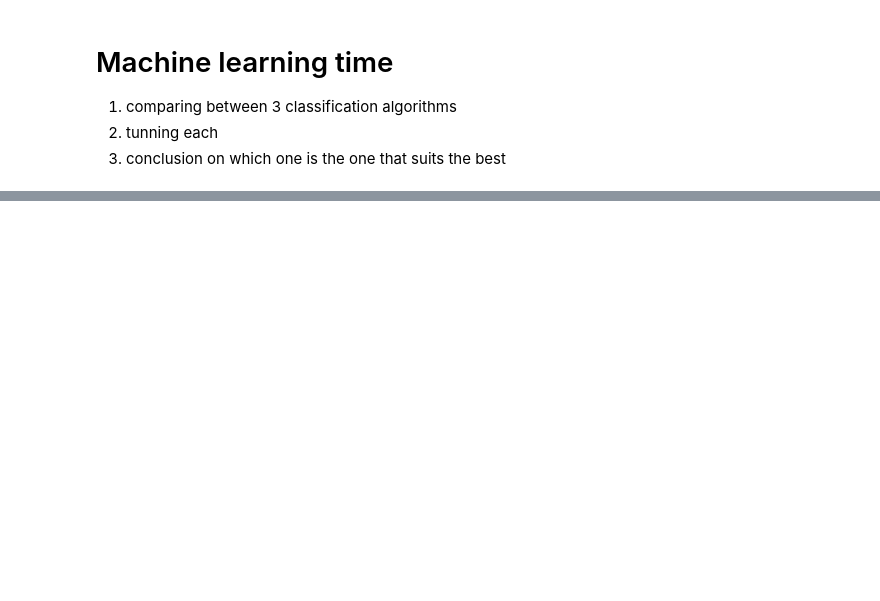
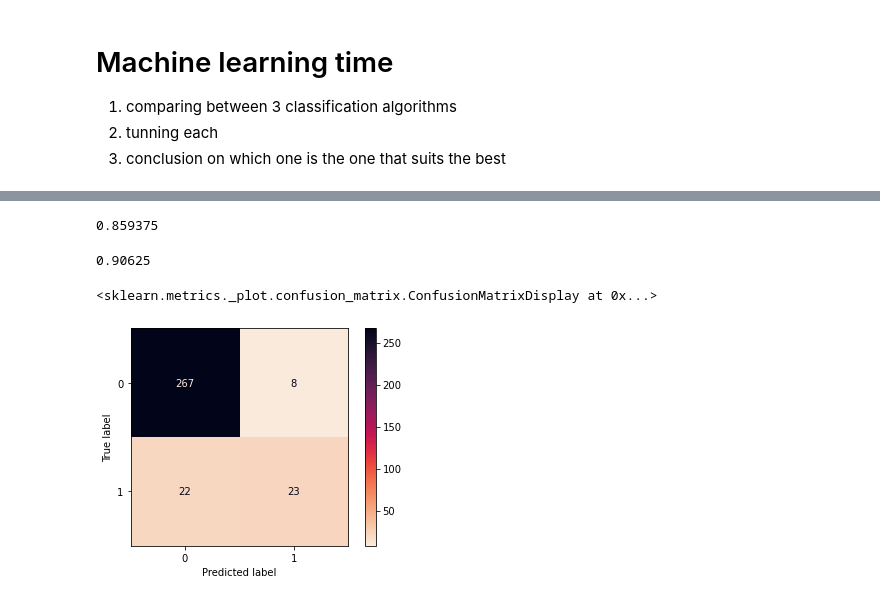
Before and after one commit to EitanKats/data-science-project-sem-a, a Jupyter notebook: Classification.ipynb, the cells around one changed output, grey strips where cells are left out. Saved outputs shown, nothing was run; the diff lists cells and outputs as text; code cells hidden in the pictures; blank space fills up the shorter version.

```diff
--- a/Classification.ipynb
+++ b/Classification.ipynb
@@ -208,11 +206,11 @@ x_train
-# %%
-min_max = MinMaxScaler()
-x_train = min_max.fit_transform(x_train)
-x_test = min_max.fit_transform(x_test)
 # %%
 sc = StandardScaler()
 x_train = sc.fit_transform(x_train)
 x_test = sc.fit_transform(x_test)
+# %%
+minmax_sc = MinMaxScaler()
+x_train = sc.fit_transform(x_train)
+x_test = sc.fit_transform(x_test)
 # %% [markdown]
 # Machine learning time
 1. comparing between 3 classification algorithms
@@ -269,0 +268,24 @@ print(forest_score.std())
+# %%
+tree_param_grid = [
+
+    {
+     'n_estimators': [50,100,200],
+     'max_depth':[None,10,30,45],
+     'max_features': ['auto',2,3,4],
+     'min_samples_leaf': [1, 2, 4],
+     'min_samples_split': [2,3]
+    }
+
+]
+
+forest_classi = RandomForestClassifier()
+grid_search = RandomizedSearchCV(
+    forest_classi,
+    tree_param_grid,
+    cv=5,
+    scoring='accuracy',
+    return_train_score=True,
+    n_iter=150,
+    random_state=42
+)
+grid_search.fit(x_train,y_train)
@@ -269,0 +314,5 @@ print(forest_score.std())
+# %%
+final_model = grid_search.best_estimator_
+
+
+final_prediction_on_test = final_model.predict(x_test)
@@ -269,0 +324,17 @@ print(forest_score.std())
+# %%
+dummy_clf = DummyClassifier(strategy="most_frequent")
+dummy_clf.fit(x_train, y_train)
+dummy_predictions = dummy_clf.predict(x_test)
+
+accuracy_score(dummy_predictions,y_test)
+# %% [output]
+0.859375
+# %%
+accuracy_score(y_test,final_prediction_on_test)
+# %% [output]
+0.90625
+# %%
+plot_confusion_matrix(final_model,x_test,y_test,cmap='rocket_r')
+# %% [output]
+<sklearn.metrics._plot.confusion_matrix.ConfusionMatrixDisplay at 0x...>
+[figure, added]
```
Also changed, not shown: parts of 18 cells of this notebook.
